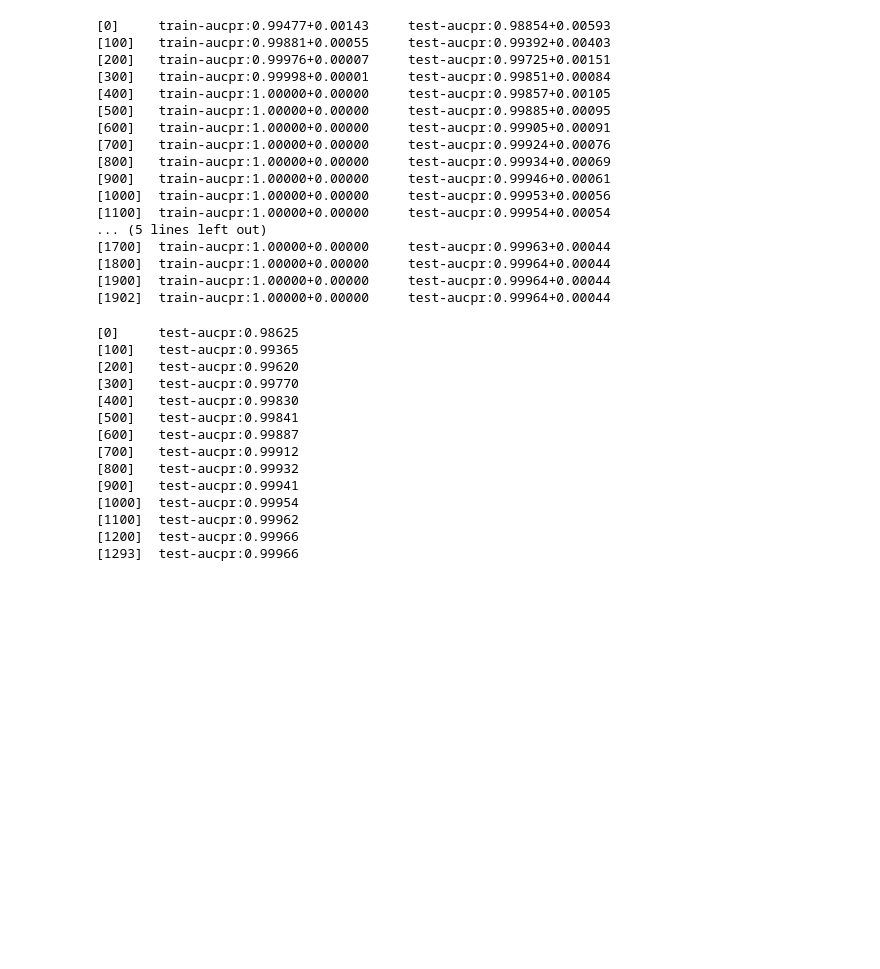
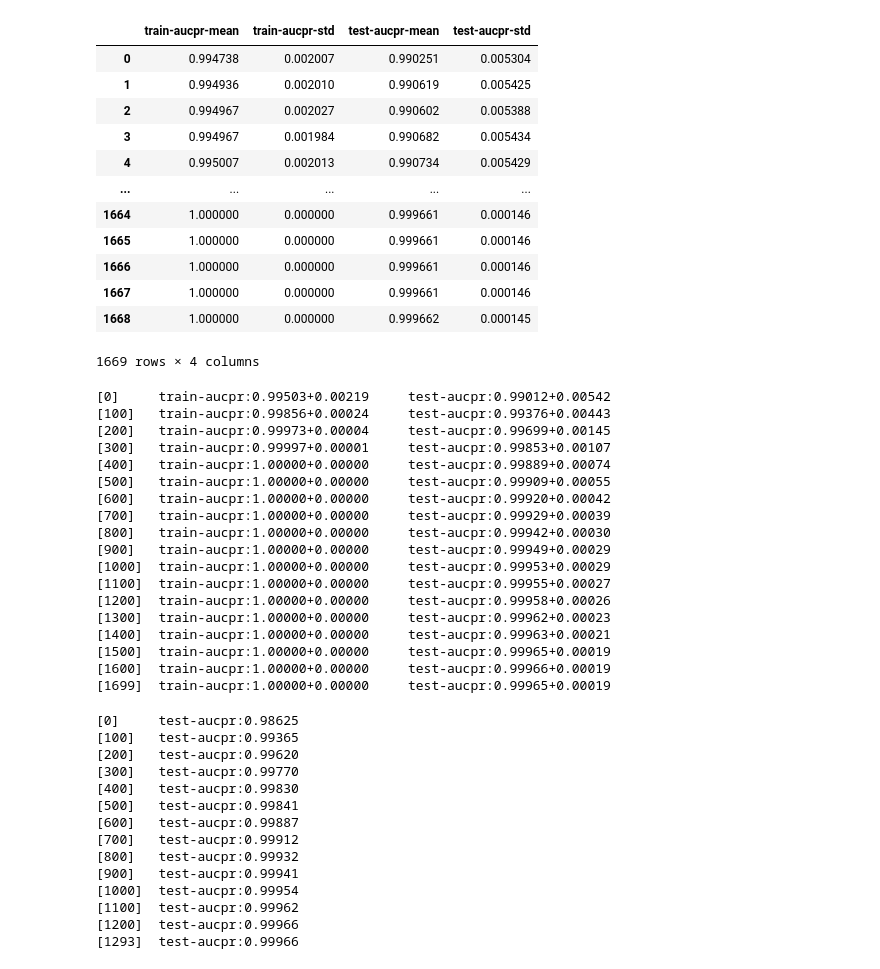
Before and after one commit to evanhfw/Gelar-Rasa-2024, a Jupyter notebook: Classification/notebook.ipynb, the cells around one changed output. Saved outputs shown, nothing was run; the diff lists cells and outputs as text; code cells hidden in the pictures; blank space fills up the shorter version.

```diff
--- a/Classification/notebook.ipynb
+++ b/Classification/notebook.ipynb
@@ -86,26 +201,43 @@ params = {
     'eval_metric': 'aucpr',
     'eta': 0.01,
 }
+# %%
+score
+# %% [output]
+|  | train-aucpr-mean | train-aucpr-std | test-aucpr-mean | test-aucpr-std |
+| 0 | 0.994738 | 0.002007 | 0.990251 | 0.005304 |
+| 1 | 0.994936 | 0.002010 | 0.990619 | 0.005425 |
+| 2 | 0.994967 | 0.002027 | 0.990602 | 0.005388 |
+| 3 | 0.994967 | 0.001984 | 0.990682 | 0.005434 |
+| 4 | 0.995007 | 0.002013 | 0.990734 | 0.005429 |
+| ... | ... | ... | ... | ... |
+| 1664 | 1.000000 | 0.000000 | 0.999661 | 0.000146 |
+| 1665 | 1.000000 | 0.000000 | 0.999661 | 0.000146 |
+| 1666 | 1.000000 | 0.000000 | 0.999661 | 0.000146 |
+| 1667 | 1.000000 | 0.000000 | 0.999661 | 0.000146 |
+| 1668 | 1.000000 | 0.000000 | 0.999662 | 0.000145 |
+1669 rows × 4 columns
 # %%
-score = xgb.cv(params, full_DM, nfold=5, num_boost_round=10000, early_stopping_rounds=100, verbose_eval=100)
+score = xgb.cv(params, full_DM, nfold=5, num_boost_round=10000, early_stopping_rounds=100, verbose_eval=100, stratified=True)
 # %% [output]
-[0]     train-aucpr:0.99477+0.00143     test-aucpr:0.98854+0.00593
-[100]   train-aucpr:0.99881+0.00055     test-aucpr:0.99392+0.00403
-[200]   train-aucpr:0.99976+0.00007     test-aucpr:0.99725+0.00151
-[300]   train-aucpr:0.99998+0.00001     test-aucpr:0.99851+0.00084
-[400]   train-aucpr:1.00000+0.00000     test-aucpr:0.99857+0.00105
-[500]   train-aucpr:1.00000+0.00000     test-aucpr:0.99885+0.00095
-[600]   train-aucpr:1.00000+0.00000     test-aucpr:0.99905+0.00091
-[700]   train-aucpr:1.00000+0.00000     test-aucpr:0.99924+0.00076
-[800]   train-aucpr:1.00000+0.00000     test-aucpr:0.99934+0.00069
-[900]   train-aucpr:1.00000+0.00000     test-aucpr:0.99946+0.00061
-[1000]  train-aucpr:1.00000+0.00000     test-aucpr:0.99953+0.00056
-[1100]  train-aucpr:1.00000+0.00000     test-aucpr:0.99954+0.00054
-... (5 lines left out)
-[1700]  train-aucpr:1.00000+0.00000     test-aucpr:0.99963+0.00044
-[1800]  train-aucpr:1.00000+0.00000     test-aucpr:0.99964+0.00044
-[1900]  train-aucpr:1.00000+0.00000     test-aucpr:0.99964+0.00044
-[1902]  train-aucpr:1.00000+0.00000     test-aucpr:0.99964+0.00044
+[0]     train-aucpr:0.99503+0.00219     test-aucpr:0.99012+0.00542
+[100]   train-aucpr:0.99856+0.00024     test-aucpr:0.99376+0.00443
+[200]   train-aucpr:0.99973+0.00004     test-aucpr:0.99699+0.00145
+[300]   train-aucpr:0.99997+0.00001     test-aucpr:0.99853+0.00107
+[400]   train-aucpr:1.00000+0.00000     test-aucpr:0.99889+0.00074
+[500]   train-aucpr:1.00000+0.00000     test-aucpr:0.99909+0.00055
+[600]   train-aucpr:1.00000+0.00000     test-aucpr:0.99920+0.00042
+[700]   train-aucpr:1.00000+0.00000     test-aucpr:0.99929+0.00039
+[800]   train-aucpr:1.00000+0.00000     test-aucpr:0.99942+0.00030
+[900]   train-aucpr:1.00000+0.00000     test-aucpr:0.99949+0.00029
+[1000]  train-aucpr:1.00000+0.00000     test-aucpr:0.99953+0.00029
+[1100]  train-aucpr:1.00000+0.00000     test-aucpr:0.99955+0.00027
+[1200]  train-aucpr:1.00000+0.00000     test-aucpr:0.99958+0.00026
+[1300]  train-aucpr:1.00000+0.00000     test-aucpr:0.99962+0.00023
+[1400]  train-aucpr:1.00000+0.00000     test-aucpr:0.99963+0.00021
+[1500]  train-aucpr:1.00000+0.00000     test-aucpr:0.99965+0.00019
+[1600]  train-aucpr:1.00000+0.00000     test-aucpr:0.99966+0.00019
+[1699]  train-aucpr:1.00000+0.00000     test-aucpr:0.99965+0.00019
 # %%
 bst = xgb.train(params, train_DM, num_boost_round=100000, evals=[(test_DM, 'test')], early_stopping_rounds=100, verbose_eval=100)
 # %% [output]
```
Also changed, not shown: parts of 22 cells of this notebook.
